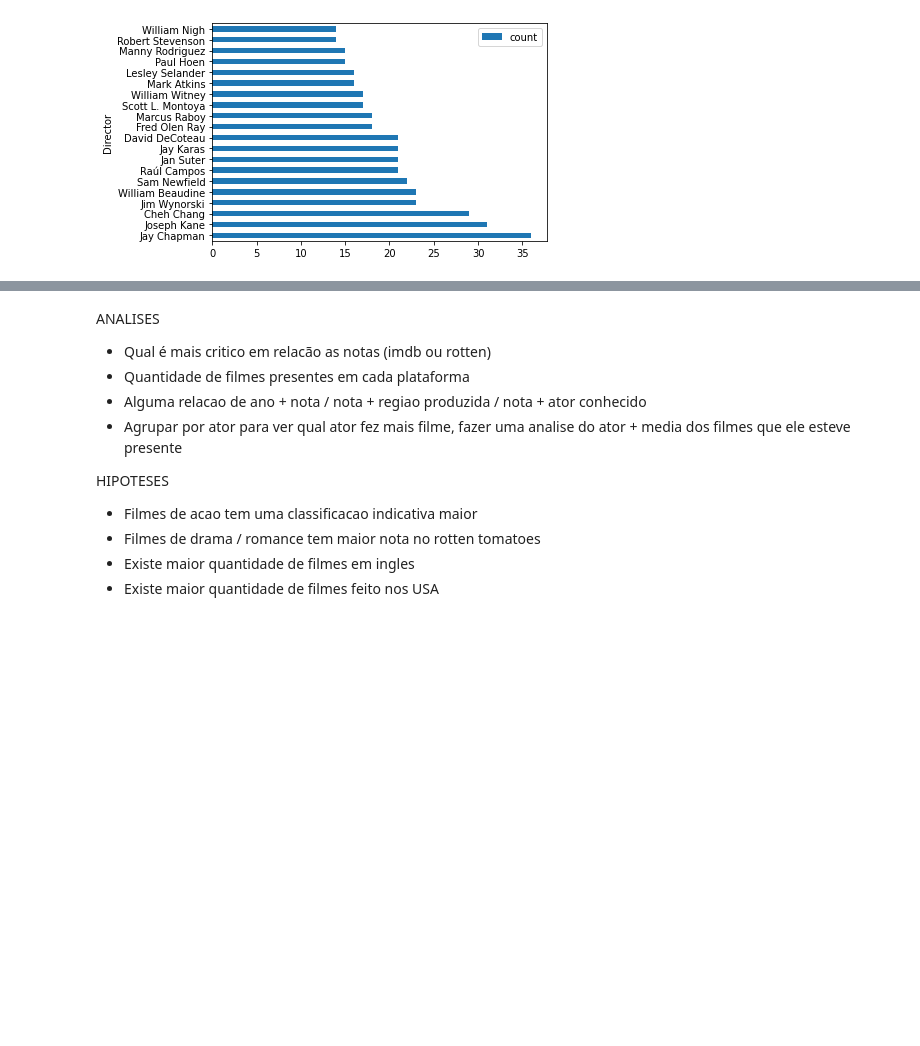
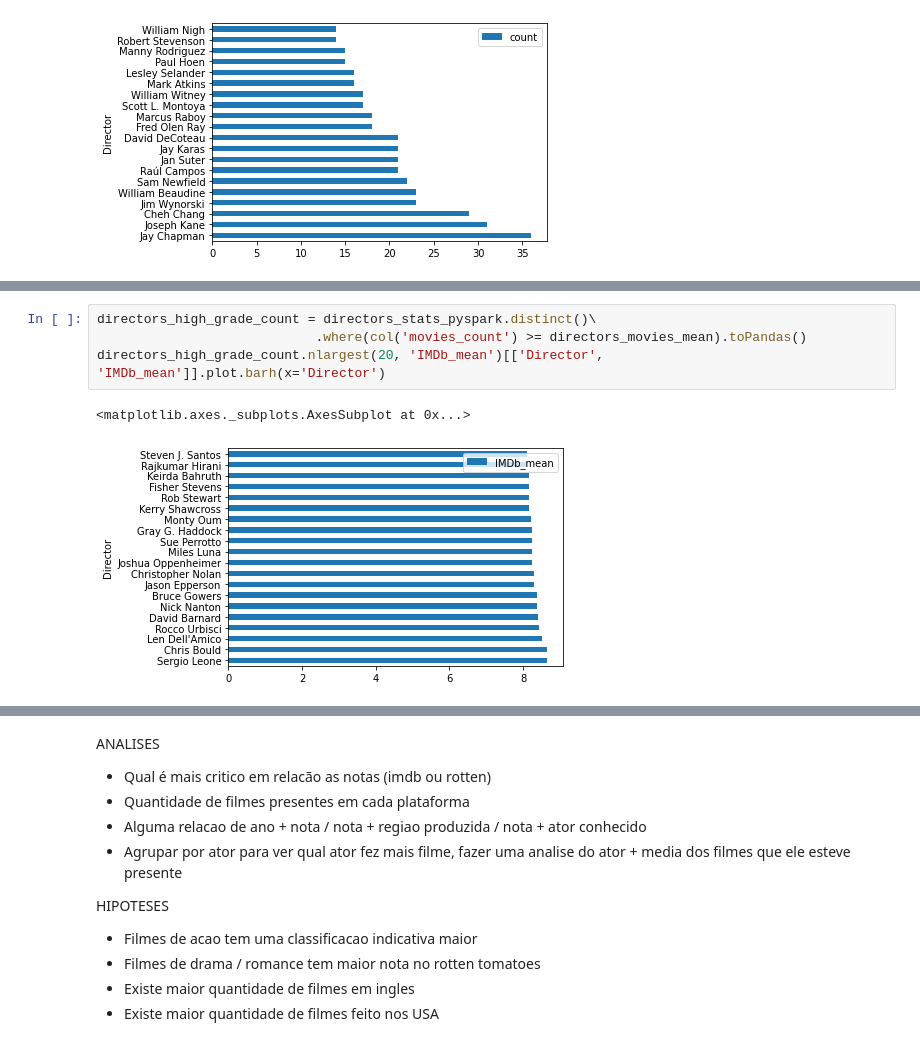
Before and after one commit to JonatasDeOliveira/movie-it, a Jupyter notebook: src/MovieIt.ipynb, the cells around one changed output, grey strips where cells are left out. Saved outputs shown, nothing was run; the diff lists cells and outputs as text; blank space fills up the shorter version.

```diff
--- a/src/MovieIt.ipynb
+++ b/src/MovieIt.ipynb
@@ -485,0 +561,7 @@ movie_director_df.distinct()\
+# %%
+directors_high_grade_count = directors_stats_pyspark.distinct()\
+                            .where(col('movies_count') >= directors_movies_mean).toPandas()
+directors_high_grade_count.nlargest(20, 'IMDb_mean')[['Director', 'IMDb_mean']].plot.barh(x='Director')
+# %% [output]
+<matplotlib.axes._subplots.AxesSubplot at 0x...>
+[figure, added]
```
Also changed, not shown: parts of 17 cells of this notebook.
